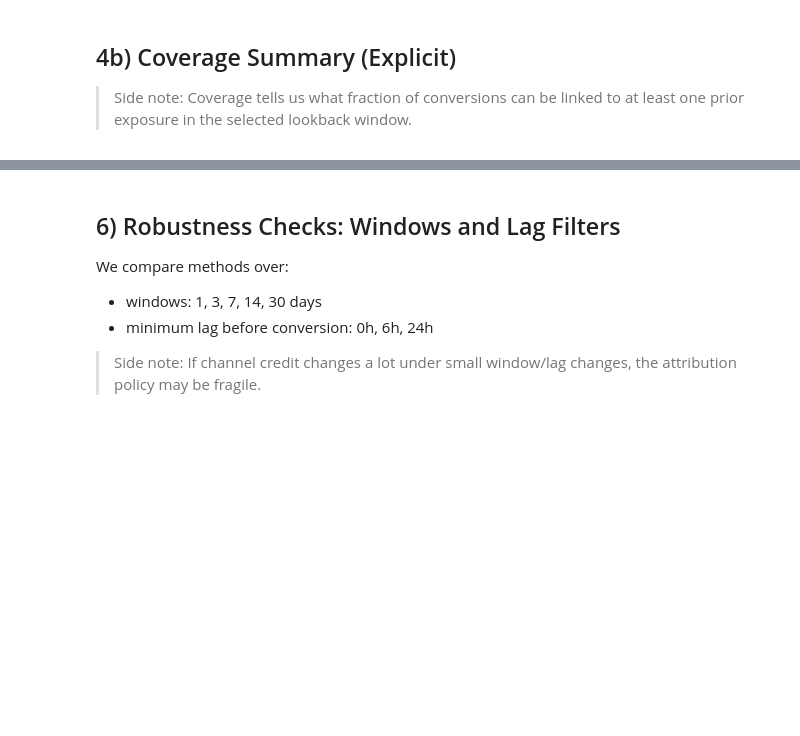
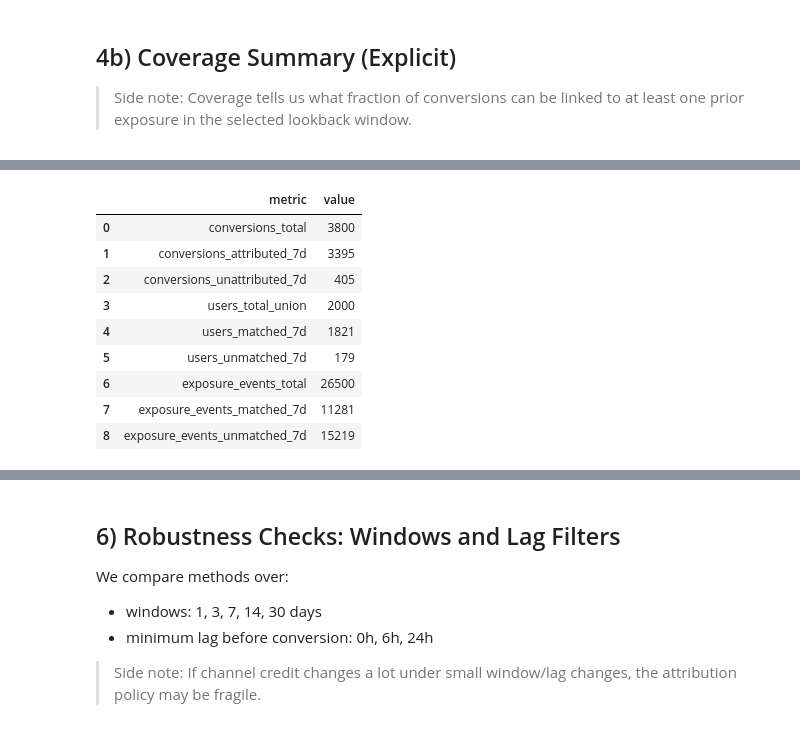
Before and after one commit to leninworld/kafka-streaming-pipeline-delta-lake, a Jupyter notebook: notebooks/exposure_conversion_join.executed.ipynb, the cells around one changed output, grey strips where cells are left out. Cells and saved outputs as stored; diff of their text form; code cells hidden in the pictures; blank space fills up the shorter version.

```diff
--- a/notebooks/exposure_conversion_join.executed.ipynb
+++ b/notebooks/exposure_conversion_join.executed.ipynb
@@ -227,3 +230,42 @@ Coverage formula: matched_conversions / total_conversions = 3377 / 3764 = 89.72%
+# %%
+# Conversion-level attribution coverage
+total_conversions = int(conversions['conversion_id'].nunique())
+attributed_conversions = int(joined_7d['conversion_id'].nunique())
+unattributed_conversions = int(max(total_conversions - attributed_conversions, 0))
+
+# User/event matching coverage
+all_users = set(exposures['user_id'].astype(str).unique()) | set(conversions['user_id'].astype(str).unique())
+matched_users = set(joined_7d['user_id'].astype(str).unique())
+unmatched_users = all_users - matched_users
+
+total_exposure_events = int(len(exposures))
+matched_exposure_events = int(joined_7d['exposure_id'].nunique())
+unmatched_exposure_events = int(max(total_exposure_events - matched_exposure_events, 0))
+
+coverage_ops = pd.DataFrame([
+    {'metric': 'conversions_total', 'value': total_conversions},
+    {'metric': 'conversions_attributed_7d', 'value': attributed_conversions},
+    {'metric': 'conversions_unattributed_7d', 'value': unattributed_conversions},
+    {'metric': 'users_total_union', 'value': len(all_users)},
+    {'metric': 'users_matched_7d', 'value': len(matched_users)},
+    {'metric': 'users_unmatched_7d', 'value': len(unmatched_users)},
+    {'metric': 'exposure_events_total', 'value': total_exposure_events},
+    {'metric': 'exposure_events_matched_7d', 'value': matched_exposure_events},
+    {'metric': 'exposure_events_unmatched_7d', 'value': unmatched_exposure_events},
+])
+
+display(coverage_ops)
+# %% [output]
+|  | metric | value |
+| 0 | conversions_total | 3800 |
+| 1 | conversions_attributed_7d | 3395 |
+| 2 | conversions_unattributed_7d | 405 |
+| 3 | users_total_union | 2000 |
+| 4 | users_matched_7d | 1821 |
+| 5 | users_unmatched_7d | 179 |
+| 6 | exposure_events_total | 26500 |
+| 7 | exposure_events_matched_7d | 11281 |
+| 8 | exposure_events_unmatched_7d | 15219 |
 # %% [markdown]
 ## 5) Attribution Method Comparison (Expanded)
 
```
Also changed, not shown: parts of 13 cells of this notebook, 4 other files.
